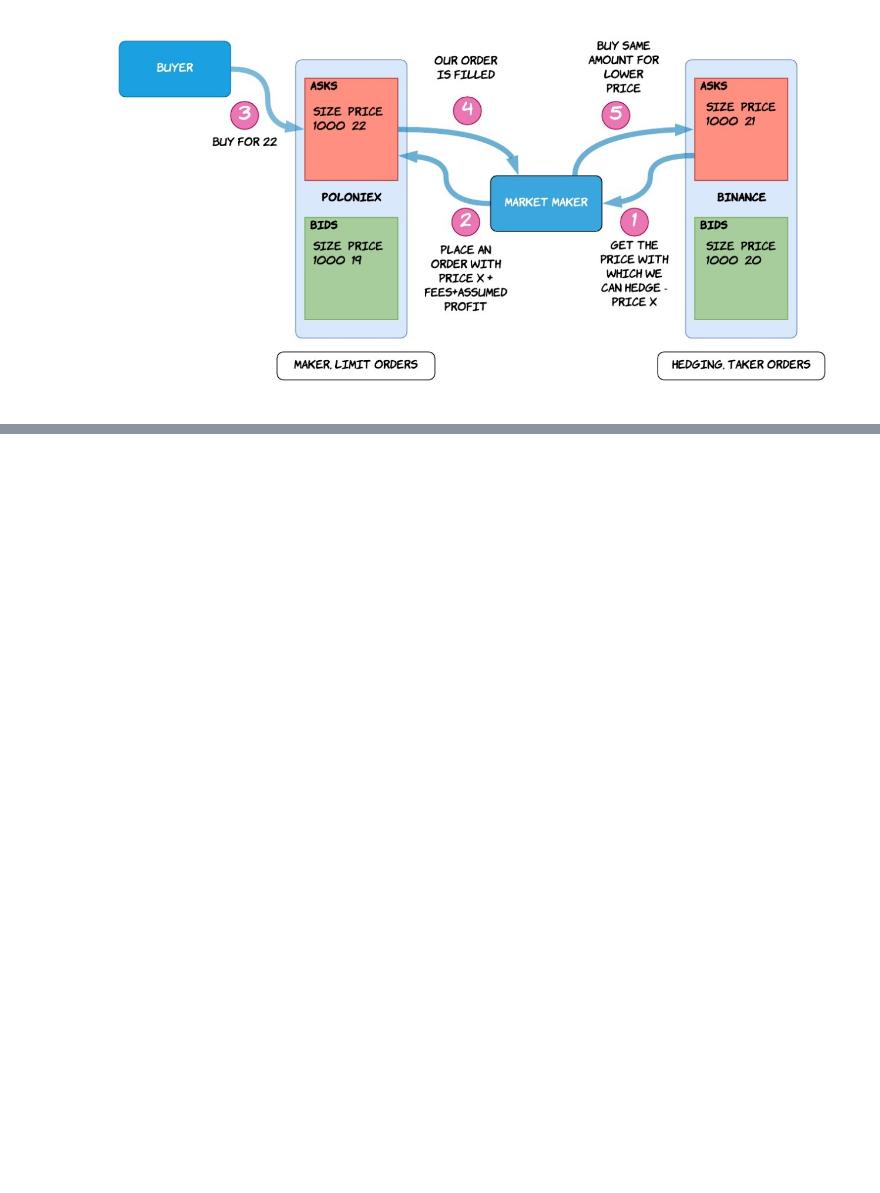
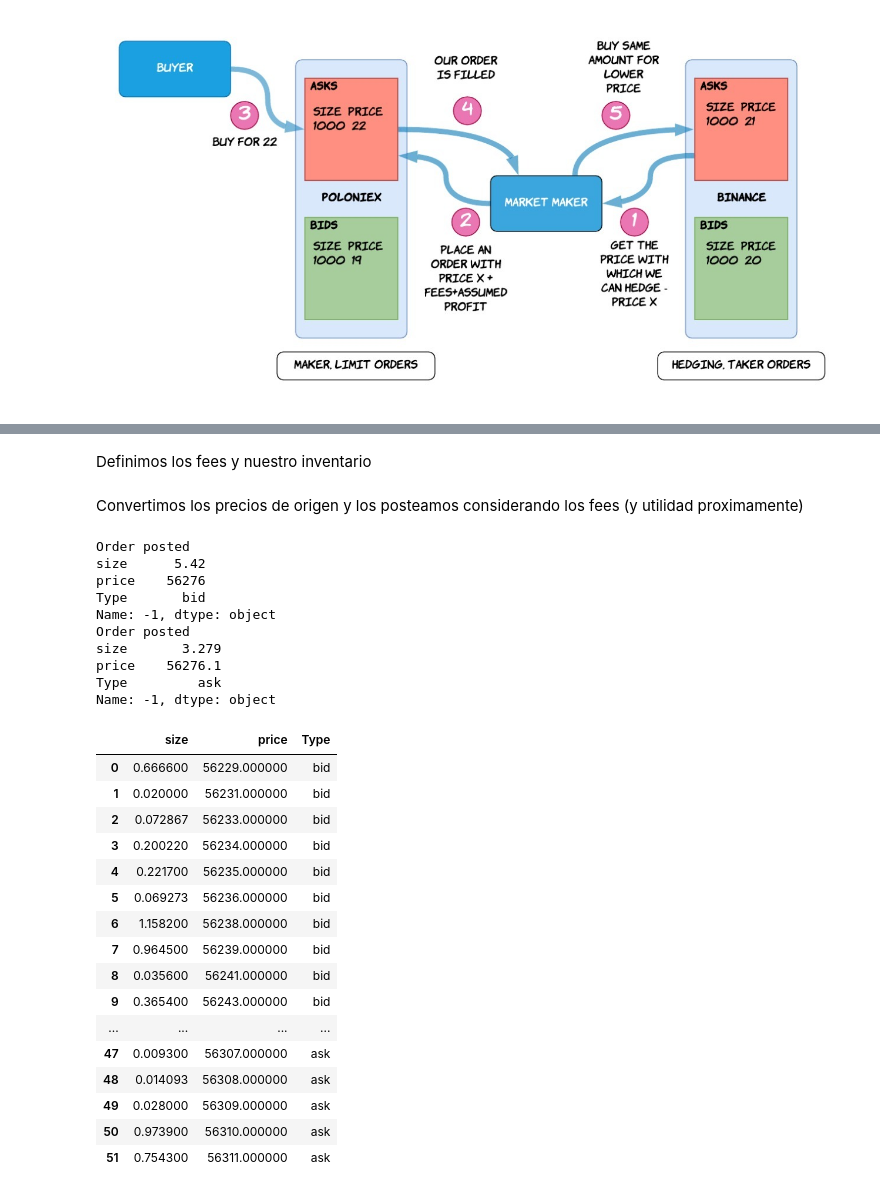
Before and after one commit to douglasparism/XEMM, a Jupyter notebook: NB_DP.ipynb, the cells around one changed output, grey strips where cells are left out. Saved outputs shown, nothing was run; the diff lists cells and outputs as text; code cells hidden in the pictures; blank space fills up the shorter version.

Commit message:
added excel example + core functions

```diff
--- a/NB_DP.ipynb
+++ b/NB_DP.ipynb
@@ -216,0 +215,9 @@ def execute_ask(origin_ask, destination_ask, taker_fee, maker_fee, fiat):
+# %%
+bid_example = ex_O_final[ex_O_final['Type'] =='bid']
+bid_example = bid_example[bid_example['price'] == bid_example['price'].max()]
+
+ask_example = ex_O_final[ex_O_final['Type'] =='ask']
+ask_example = ask_example[ask_example['price'] == ask_example['price'].min()]
+
+display(bid_example)
+display(ask_example)
@@ -216,0 +229,41 @@ def execute_ask(origin_ask, destination_ask, taker_fee, maker_fee, fiat):
+# %% [markdown]
+Definimos los fees y nuestro inventario
+# %%
+taker_fee = fees[0]['taker']*0.0001 #bps to decimal
+maker_fee = fees[1]['maker']*0.0001 #bps to decimal
+token = 100 #BTC
+fiat = 1000000 #EUR
+# %% [markdown]
+Convertimos los precios de origen y los posteamos considerando los fees (y utilidad proximamente)
+# %%
+ex_D_final, token = post_maker_bid(bid_example['price'], bid_example['size'], taker_fee, maker_fee,token,ex_D_final)
+ex_D_final, fiat = post_maker_ask(ask_example['price'], ask_example['size'], taker_fee, maker_fee,fiat,ex_D_final)
+ex_D_final
+# %% [output]
+Order posted
+size      5.42
+price    56276
+Type       bid
+Name: -1, dtype: object
+Order posted
+size       3.279
+price    56276.1
+Type         ask
+Name: -1, dtype: object
+|  | size | price | Type |
+| 0 | 0.666600 | 56229.000000 | bid |
+| 1 | 0.020000 | 56231.000000 | bid |
+| 2 | 0.072867 | 56233.000000 | bid |
+| 3 | 0.200220 | 56234.000000 | bid |
+| 4 | 0.221700 | 56235.000000 | bid |
+| 5 | 0.069273 | 56236.000000 | bid |
+| 6 | 1.158200 | 56238.000000 | bid |
+| 7 | 0.964500 | 56239.000000 | bid |
+| 8 | 0.035600 | 56241.000000 | bid |
+| 9 | 0.365400 | 56243.000000 | bid |
+| ... | ... | ... | ... |
+| 47 | 0.009300 | 56307.000000 | ask |
+| 48 | 0.014093 | 56308.000000 | ask |
+| 49 | 0.028000 | 56309.000000 | ask |
+| 50 | 0.973900 | 56310.000000 | ask |
+| 51 | 0.754300 | 56311.000000 | ask |
```
Also changed, not shown: parts of 8 cells of this notebook, 1 other file.
